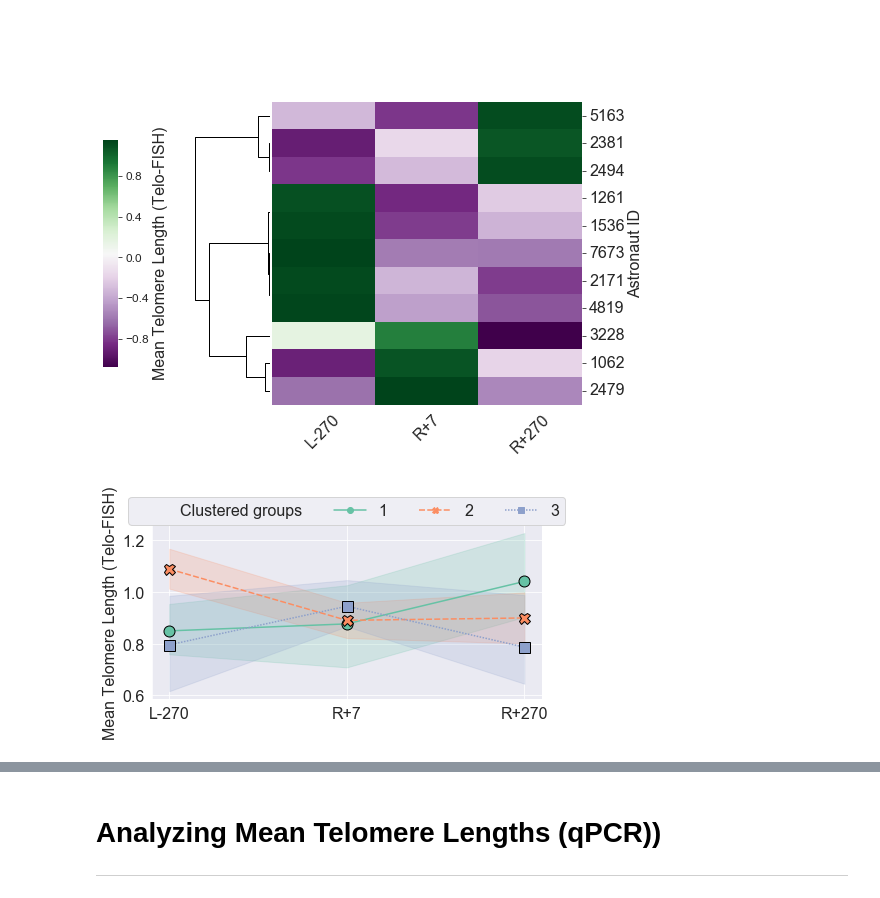
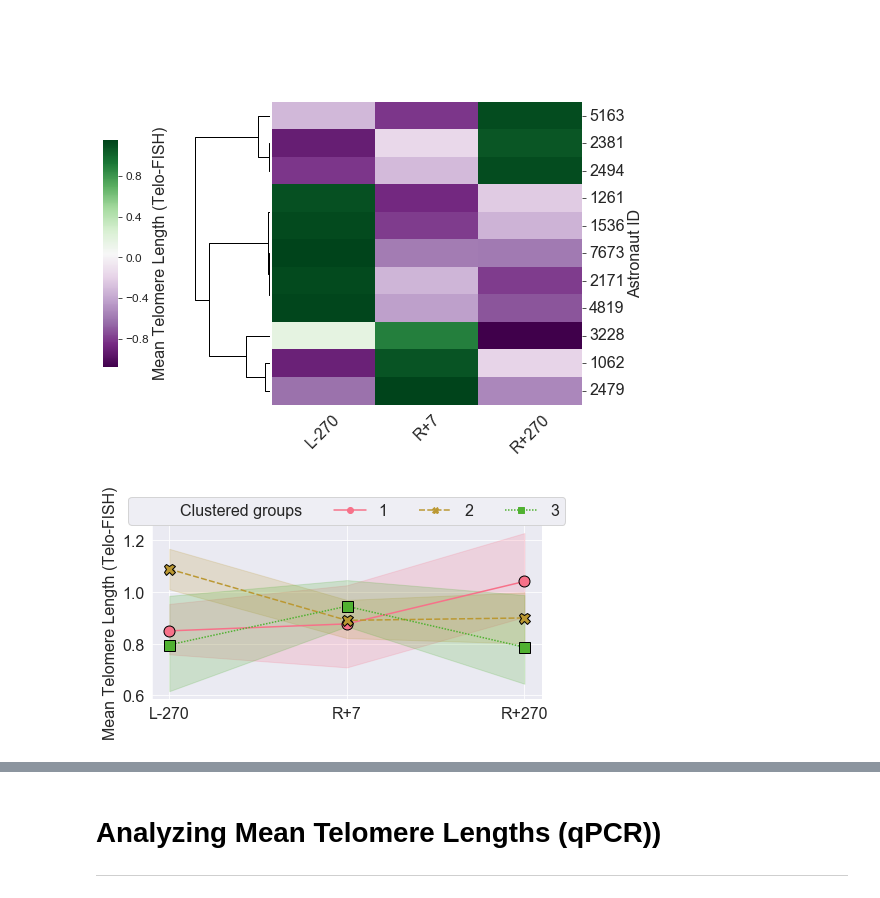
Before and after one commit to Jared-Luxton/NASA-astronauts-telomeres-chromosomes, a Jupyter notebook: NASA_telomeres/03a NASA Astros Telo Data Visualization and Stats.ipynb, the cells around one changed output, grey strips where cells are left out. Cells and saved outputs as stored; diff of their text form; code cells hidden in the pictures.

Commit message:
11 astros manuscript

```diff
--- a/NASA_telomeres/03a NASA Astros Telo Data Visualization and Stats.ipynb
+++ b/NASA_telomeres/03a NASA Astros Telo Data Visualization and Stats.ipynb
@@ -165,20 +185,5 @@ knn_melt_fish_3 = knn_telofish_3.melt(id_vars='astro id',
                                   value_name='telo means')
 knn_melt_fish_3.rename({'telo means':'Mean Telomere Length (Telo-FISH)'}, axis=1, inplace=True)
 # %%
-def fish_assign_clustering(row):
-    cluster_dict = {'5163': 1,
-                    '2381': 1,
-                    '2494': 1,
-                    '1261': 2,
-                    '1536': 2,
-                    '7673': 2,
-                    '2171': 2,
-                    '4819': 2,
-                    '3228': 3,
-                    '1062': 3,
-                    '2479': 3}
-
-    return cluster_dict[row]
-
 knn_melt_fish_3['astro id'] = knn_melt_fish_3['astro id'].astype('str')
-knn_melt_fish_3['Clustered groups'] = knn_melt_fish_3['astro id'].apply(lambda row: fish_assign_clustering(row))
+knn_melt_fish_3['Clustered groups'] = knn_melt_fish_3['astro id'].apply(lambda row: telo_ma.fish_assign_clustering(row))
@@ -192,19 +190,19 @@ knn_melt_fish_3['Clustered groups'] = knn_melt_fish_3['astro id'].apply(lambda r
 # %%
 # clustered_graphing = clustered_telos.rename({'Mean Telomere Length (Telo-FISH) cluster groups': 'Clustered groups'},
 #                                             axis=1).copy()
 
 clustered_graphing = telo_ma.set_categories_sort(telomere_df=knn_melt_fish_3,
                                                  sort_list=['L-270', 'R+7', 'R+270'])
 telo_ma.graph_cluster_groups(clustered_graphing,
                              target='Mean Telomere Length (Telo-FISH)',
                              y_label_name='Mean Telomere Length (Telo-FISH)',
                              time='timepoint',
                              hue='Clustered groups',
-                             colors='Set2',
+                             colors='husl',
                              n_cols=4,
                              figsize=(7, 3.2),
                              fontsize=16,
                              bbox_to_anchor=(.5, 1.21)
                             )
 # %% [output]
-[figure, old version]
+[figure, new version]
```
Also changed, not shown: parts of 44 cells of this notebook, 1 other file.
